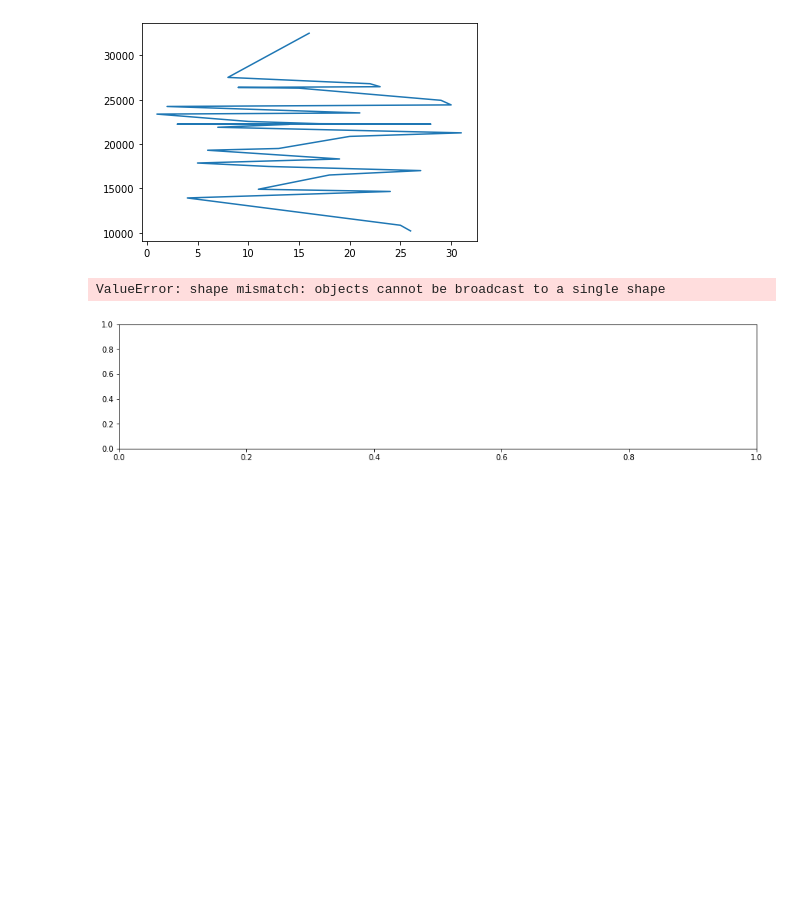
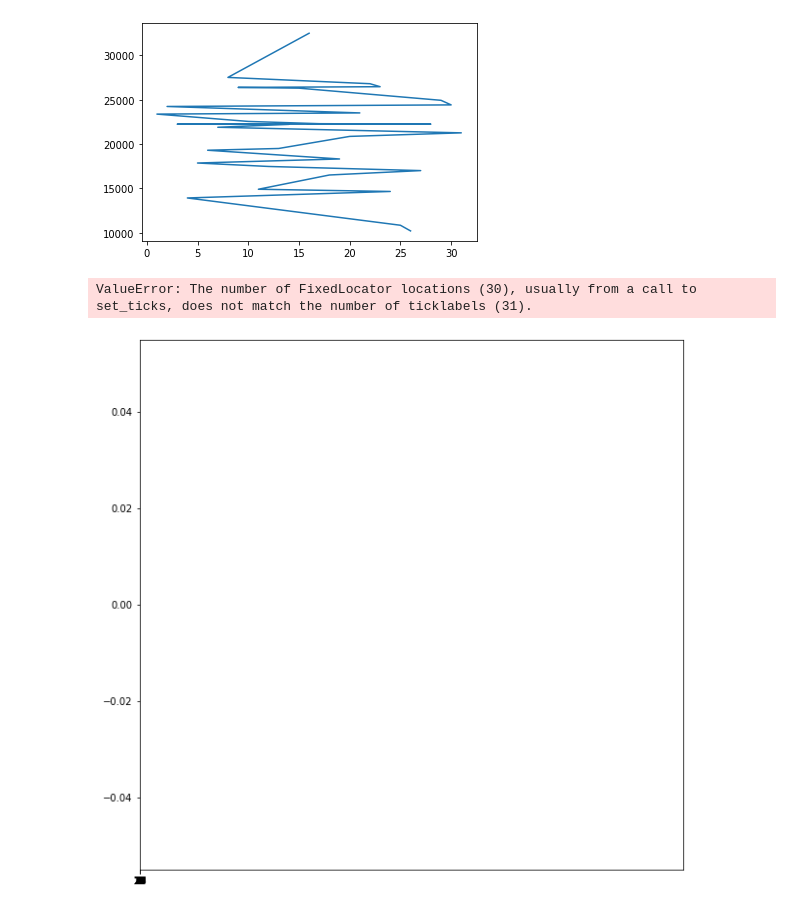
Before and after one commit to atalbi99/Data-Analysis-of-Uber-NYC, a Jupyter notebook: Uber-Data-Analysis .ipynb, the cells around one changed output. Drawn from its saved outputs; the diff is of its cells as text; code cells hidden in the pictures; blank space fills up the shorter version.

```diff
--- a/Uber-Data-Analysis .ipynb
+++ b/Uber-Data-Analysis .ipynb
@@ -115,11 +115,11 @@ plt.plot(by_day_sorted)
 # %%
 
 
-plt.figure(figsize=(15, 3))
+plt.figure(figsize=(10, 10))
 plt.bar(range(1, 31), by_day_sorted)
-xticks(range(1, 31), by_day_sorted.index)
-xlabel('date of the month')
-ylabel('frequency')
+plt.xticks(range(1, 31), by_day_sorted.index)
+plt.xlabel('date of the month')
+plt.ylabel('frequency')
 # %% [output]
-ValueError: shape mismatch: objects cannot be broadcast to a single shape
+ValueError: The number of FixedLocator locations (30), usually from a call to set_ticks, does not match the number of ticklabels (31).
-[figure, old version]
+[figure, new version]
```
Also changed, not shown: parts of 7 cells of this notebook.
